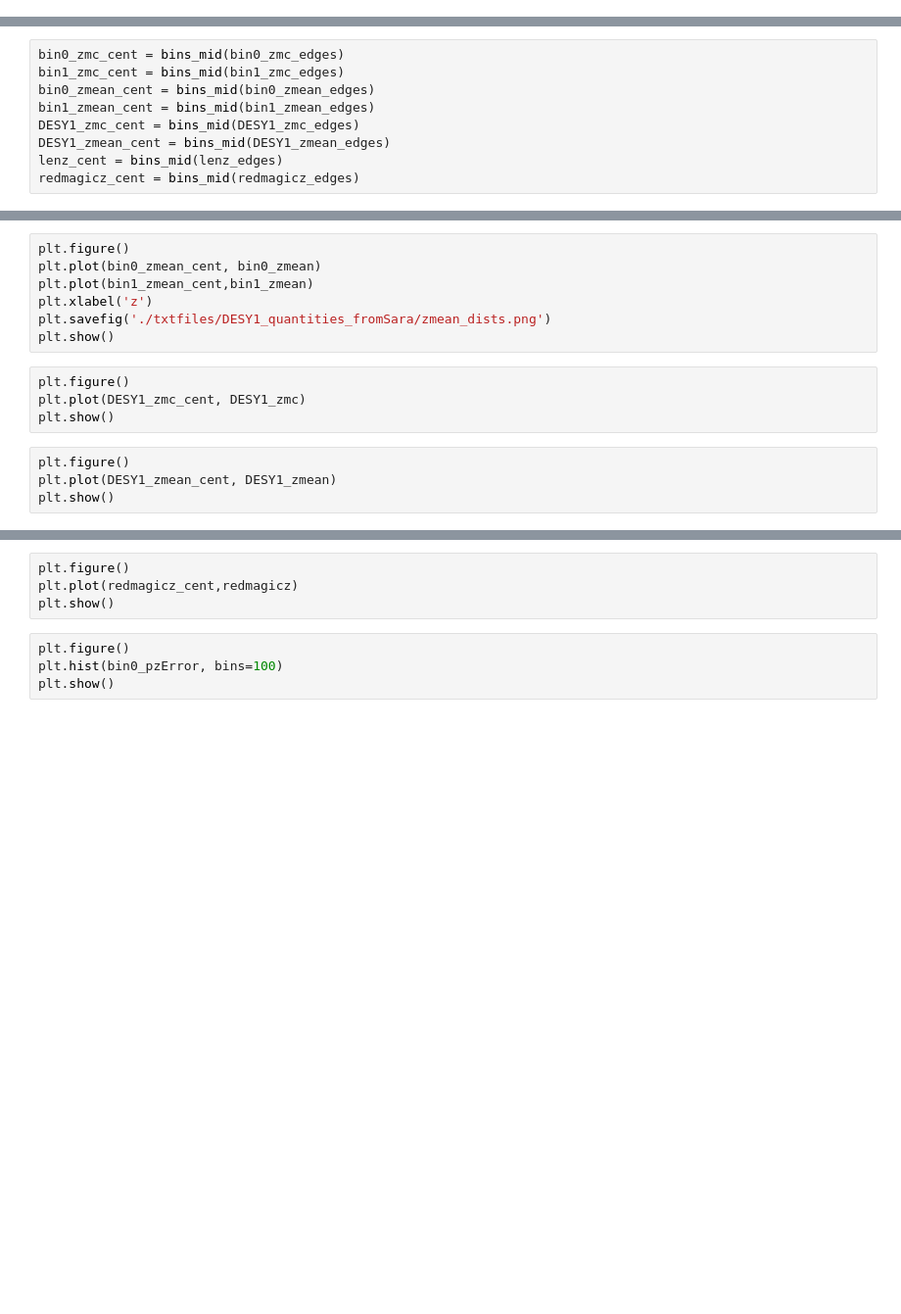
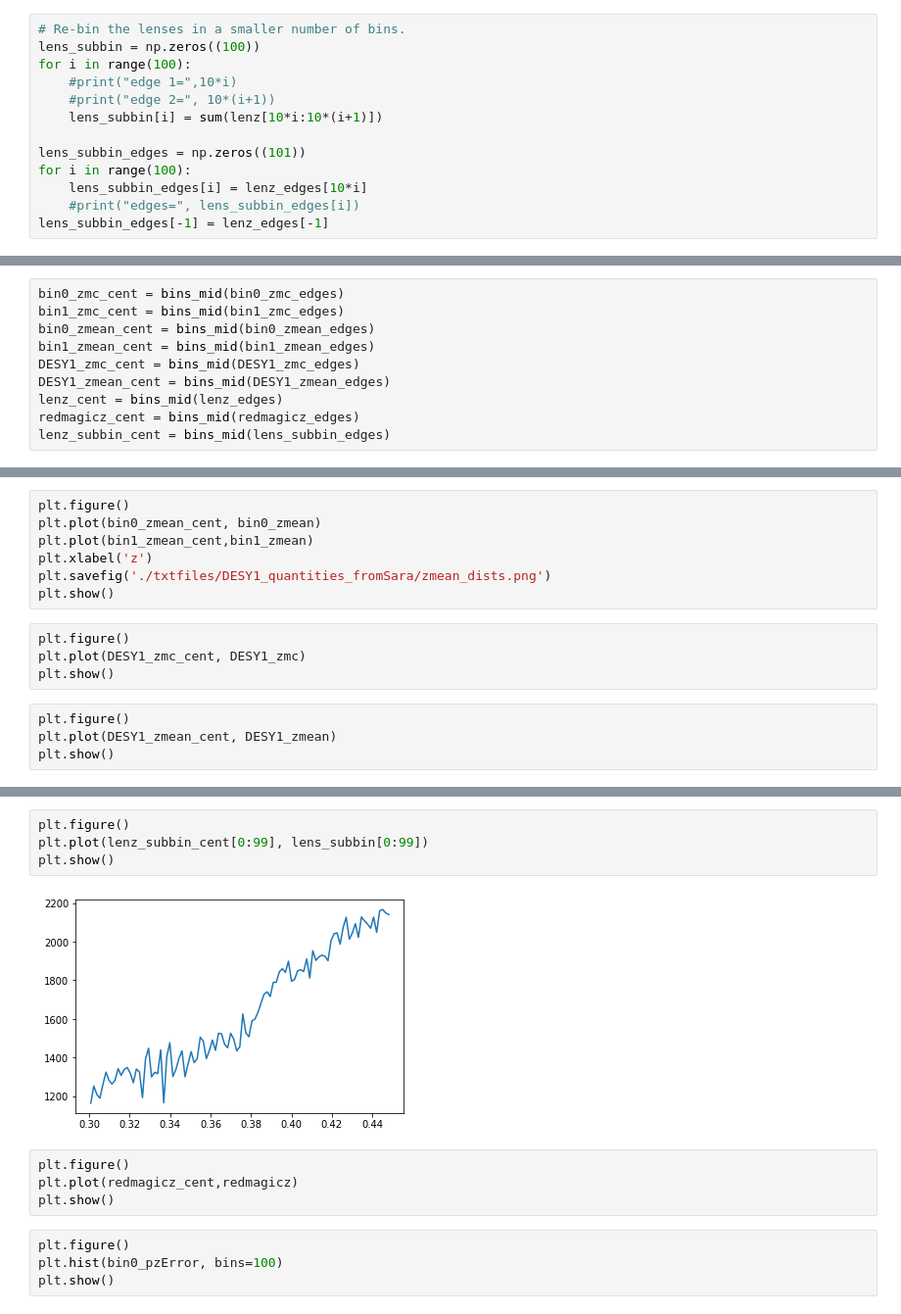
Before and after one commit to c-d-leonard/IA_GGL, a Jupyter notebook: explore_DESY1_quantities.ipynb, the cells around one changed output, grey strips where cells are left out. Shown at 98% size. Drawn from its saved outputs; the diff is of its cells as text; blank space fills up the shorter version.

```diff
--- a/explore_DESY1_quantities.ipynb
+++ b/explore_DESY1_quantities.ipynb
@@ -39,3 +39,16 @@ def bins_mid(bin_edges):
         bin_centers[i]    =       (bin_edges[i+1] - bin_edges[i])/2. + bin_edges[i]
 
     return bin_centers
+# %%
+# Re-bin the lenses in a smaller number of bins.
+lens_subbin = np.zeros((100))
+for i in range(100):
+    #print("edge 1=",10*i)
+    #print("edge 2=", 10*(i+1))
+    lens_subbin[i] = sum(lenz[10*i:10*(i+1)])
+
+lens_subbin_edges = np.zeros((101))
+for i in range(100):
+    lens_subbin_edges[i] = lenz_edges[10*i]
+    #print("edges=", lens_subbin_edges[i])
+lens_subbin_edges[-1] = lenz_edges[-1]
@@ -48,3 +65,4 @@ DESY1_zmc_cent = bins_mid(DESY1_zmc_edges)
 DESY1_zmean_cent = bins_mid(DESY1_zmean_edges)
 lenz_cent = bins_mid(lenz_edges)
 redmagicz_cent = bins_mid(redmagicz_edges)
+lenz_subbin_cent = bins_mid(lens_subbin_edges)
@@ -93,3 +119,9 @@ plt.show()
+# %%
+plt.figure()
+plt.plot(lenz_subbin_cent[0:99], lens_subbin[0:99])
+plt.show()
+# %% [output]
+[figure, added]
 # %%
 plt.figure()
 plt.plot(redmagicz_cent,redmagicz)
```
Also changed, not shown: parts of 6 cells of this notebook, 6 other files.
